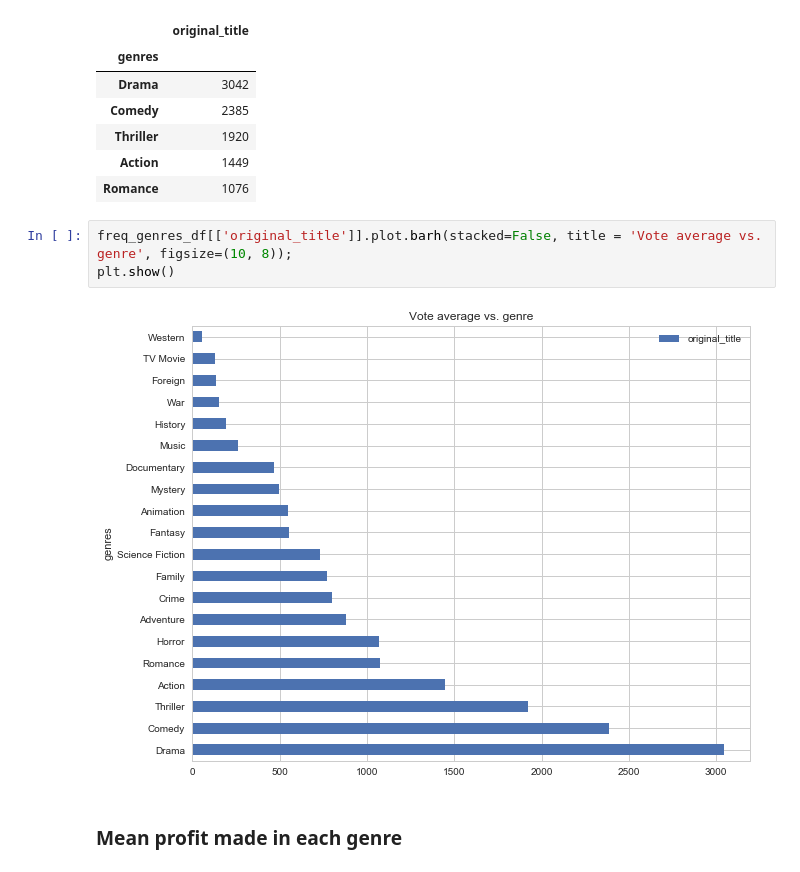
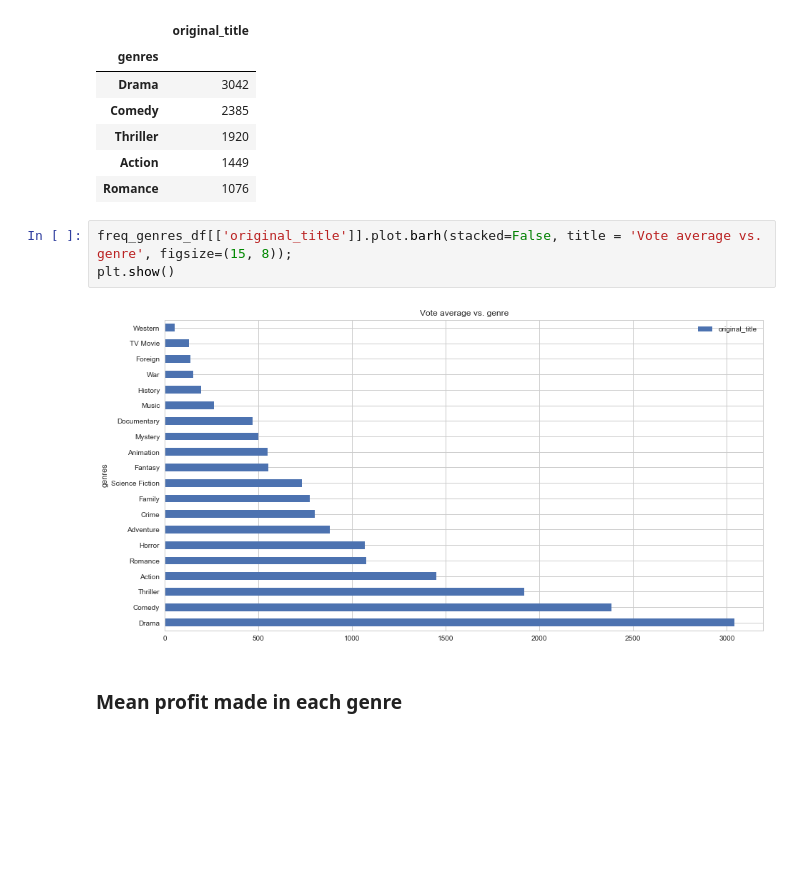
Before and after one commit to sian-nadin/Investigate-movie-genres, a Jupyter notebook: investigate-a-dataset-template.ipynb, the cells around one changed output. Cells and saved outputs as stored; diff of their text form; blank space fills up the shorter version.

Commit message:
adjusted style for graphs

```diff
--- a/investigate-a-dataset-template.ipynb
+++ b/investigate-a-dataset-template.ipynb
@@ -172,10 +160,10 @@ freq_genres_df.head()
 | Action | 1449 |
 | Romance | 1076 |
 # %%
-freq_genres_df[['original_title']].plot.barh(stacked=False, title = 'Vote average vs. genre', figsize=(10, 8));
+freq_genres_df[['original_title']].plot.barh(stacked=False, title = 'Vote average vs. genre', figsize=(15, 8));
 plt.show()
 # %% [output]
-[figure, old version]
+[figure, new version]
 # %% [markdown]
 ### Mean profit made in each genre
 # %%
```
Also changed, not shown: parts of 12 cells of this notebook.
